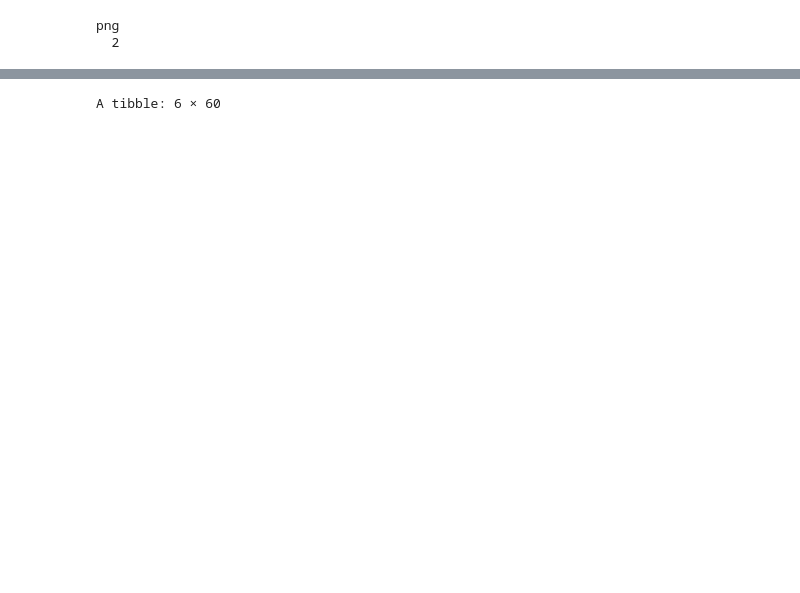
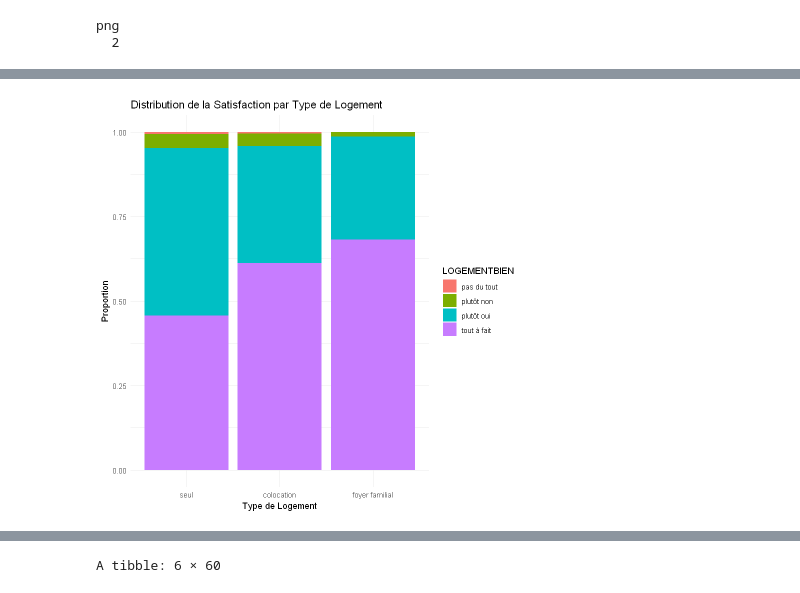
Before and after one commit to NaUl51/Stage_4A_Analyse-d-indicateurs-sur-la-vie-scolaire-et-extra-scolaire-des-l-ves-de-l-INSA-Toulouse-, a Jupyter notebook: Code_Luan_R.ipynb, the cells around one changed output, grey strips where cells are left out. Saved outputs shown, nothing was run; the diff lists cells and outputs as text; code cells hidden in the pictures; blank space fills up the shorter version.

```diff
--- a/Code_Luan_R.ipynb
+++ b/Code_Luan_R.ipynb
@@ -200,7 +183,7 @@ levels_list <- list(
   ADEQUATION = c("pas du tout", "plutôt non", "plutôt oui", "tout à fait"),
   PREPMETIER = c("pas du tout", "plutôt non", "plutôt oui", "tout à fait"),
   PROMO = c("1A", "2A", "3A", "4A", "5A"),
-  SPECIALITE = c("ICBE", "IMACS", "MIC", "IC", "GB", "GP3E", "GP", "AE", "GMM", "IR", "GC", "GM", "apprentissage", "1A"),
+  SPECIALITE_PO = c("ICBE", "IMACS", "MIC", "IC", "GB", "GP3E", "GP", "AE", "GMM", "IR", "GC", "GM", "apprentissage", "1A"),
   COHORTE = c("FAS", "NORG", "IBER", "IBER_Fr", "ENG", "ENG_Fr", "AS_Hue", "AS_Fr", "SHN", "Danse-etude", "Musique-etude", "Theatre-etude", "SupENR", "classique"),
   DOUBLEDIPLOME = c("non", "oui"),
   INTEGRATION = c("post-bac", "1A", "2A", "3A", "4A", "5A"),
@@ -334,0 +456,10 @@ png
+# %%
+# Visualiser la distribution de la satisfaction par rapport au type de logement
+ggplot(insa_cleaned_1, aes(x = LOGEMENTTYPE, fill = LOGEMENTBIEN)) +
+  geom_bar(position = 'fill') +
+  labs(title = 'Distribution de la Satisfaction par Type de Logement',
+       x = 'Type de Logement',
+       y = 'Proportion') +
+  theme_minimal()
+# %% [output]
+[figure, added]
```
Also changed, not shown: parts of 89 cells of this notebook, 11 other files.
